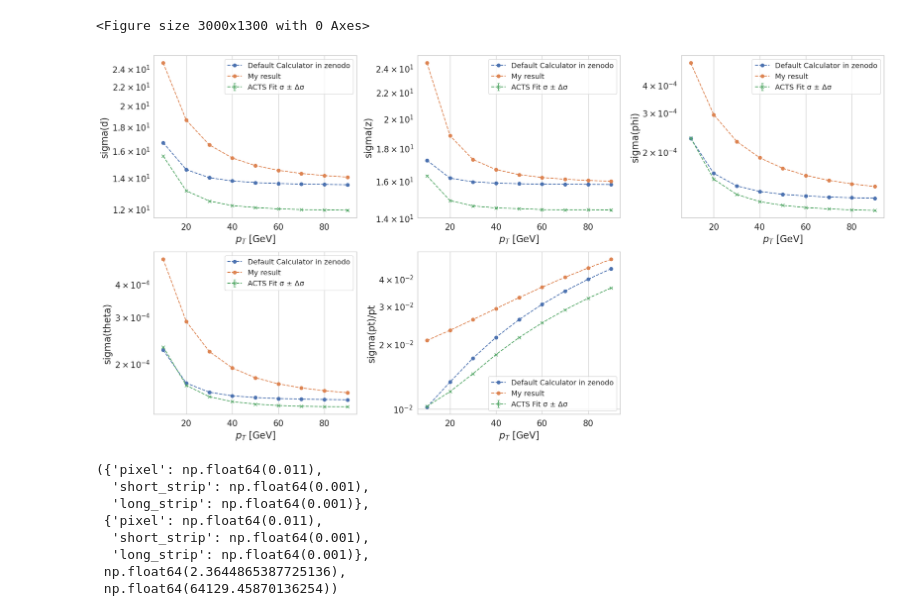
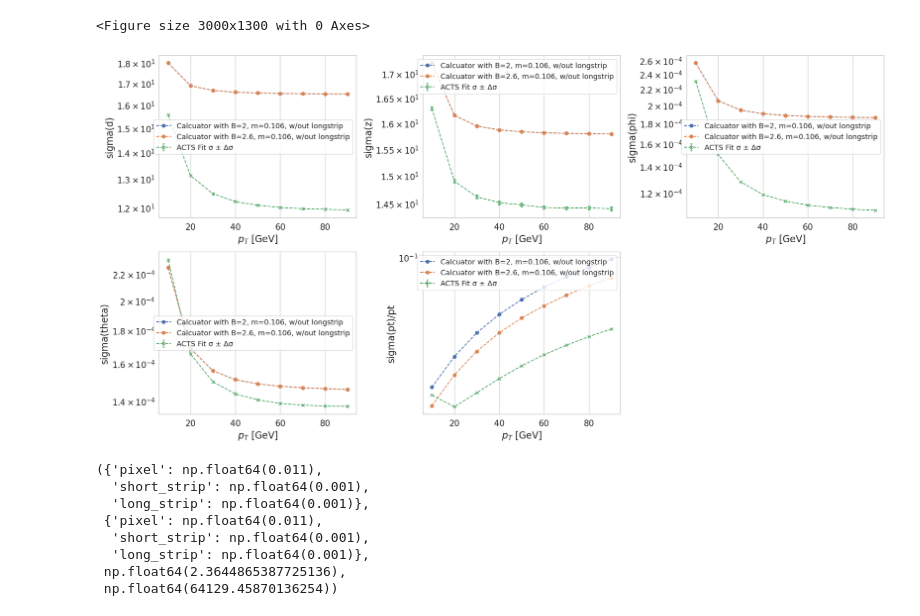
Before and after one commit to dlai211/iris-hep-log, a Jupyter notebook: code/track_parameter_vs_pT.ipynb, the cells around one changed output. Saved outputs shown, nothing was run; the diff lists cells and outputs as text; code cells hidden in the pictures.

```diff
--- a/code/track_parameter_vs_pT.ipynb
+++ b/code/track_parameter_vs_pT.ipynb
@@ -186,7 +186,7 @@ for pT_value in pT_values:
         'sigma(z)': ak.flatten(arrays['res_eLOC1_fit']) * 1e3, # converting to unit um
         'sigma(phi)': ak.flatten(arrays['res_ePHI_fit']),
         'sigma(theta)': ak.flatten(arrays['res_eTHETA_fit']),
-        'sigma(pt)/pt': ak.flatten((pT_reco - pT_truth))
+        'sigma(pt)/pt': ak.flatten((pT_reco - pT_truth)/pT_reco)
     }
 
     plt.figure(figsize=(30, 13))
@@ -196,10 +196,10 @@ for pT_value in pT_values:
 
         N = len(data)
         mu, sigma = norm.fit(data)
-        if key == "sigma(pt)/pt":
-            sigma = sigma / pT_value
+
         y_acts[key].append(sigma)
-        y_acts_err[key].append(sigma / np.sqrt(2 * N) if N > 0 else 0)
+        # y_acts_err[key].append(sigma / np.sqrt(2 * N) if N > 0 else 0)
+        y_acts_err[key].append(sigma / np.sqrt(2*max(N-1,1)) if N > 1 else 0.0)
 # %% [output]
 Saving ACTS track resol with pT = 10 GeV
 Saving ACTS track resol with pT = 20 GeV
@@ -227,41 +227,62 @@ def cal(inputfile='ODD.txt'):
     for pT_value in pT_values:
         pT_value = int(pT_value)
         p, eta = pT_value, 0
-        B, m = 2, 0.106
+        B, m = 2.0, 0.105658
+        mydetector = inputfromfile(inputfile, 0)
+        calc_result = mydetector.errorcalculation(p, B, eta, m)
+
+        for var_label in var_labels:
+            y_calc[var_label].append(calc_result[var_label])
+    return y_calc
+
+def cal2(inputfile='ODD.txt'):
+    y_calc = {label: [] for label in var_labels}
+
+    for pT_value in pT_values:
+        pT_value = int(pT_value)
+        p, eta = pT_value, 0
+        B, m = 2.6, 0.105658
         mydetector = inputfromfile(inputfile, 0)
         calc_result = mydetector.errorcalculation(p, B, eta, m)
 
         for var_label in var_labels:
             y_calc[var_label].append(calc_result[var_label])
     return y_calc
 
 path = '/data/jlai/iris-hep-log/TrackingResolution-3.0/TrackingResolution-3.0/'
 y_calc = cal(path+'ODD.txt')
-y_calc2 = cal(path+'myODD2.txt')
-y_calc3 = cal(path+'myODD_test.txt')
+# y_calc2 = cal(path+'myODD2.txt')
+y_calc3 = cal2(path+'ODD.txt')
+y_calc4 = cal(path+'ODD_test.txt')
+y_calc5 = cal2(path+'ODD_test.txt')
+
 
 # < -- plot the var vs. pT -- >
 plt.figure(figsize=(20, 10))
 for var_label in var_labels:
     idx = var_labels.index(var_label)
     plt.subplot(231 + idx)
 
-    plt.plot(pT_values, y_calc[var_label], 'o--', label=f"Default Calculator in zenodo")
+    # plt.plot(pT_values, y_calc[var_label], 'o--', label=f"Default Calculator in zenodo")
+    # plt.plot(pT_values, y_calc[var_label], 'o--', label=f"Calcuator with B=2, m=0.106, w/ longstrip")
+    plt.plot(pT_values, y_calc4[var_label], 'o--', label=f"Calcuator with B=2, m=0.106, w/out longstrip")
     # plt.plot(pT_values, y_calc2[var_label], 'o--', label=f"Old width Calculator2")
-    plt.plot(pT_values, np.array(y_calc3[var_label]), 'o--', label=f"My result")
+    # plt.plot(pT_values, np.array(y_calc3[var_label]), 'o--', label=f"Calculator with B=2.6, m=0.106, w/ longstrip")
+    plt.plot(pT_values, y_calc5[var_label], 'o--', label=f"Calcuator with B=2.6, m=0.106, w/out longstrip")
+
     # plt.plot(pT_values, y_acts[var_label], 'x--', label=f"ACTS (fit σ)")
     plt.errorbar(pT_values, y_acts[var_label], yerr=y_acts_err[var_label], fmt='x--', capsize=2, label="ACTS Fit σ ± Δσ")
     plt.xlabel(r"$p_T$ [GeV]")
     plt.ylabel(var_label)
     # plt.title(f"{var_label} @ $p_T$ = {p} GeV, η = {eta}")
     plt.yscale('log')
     plt.legend()
     plt.grid(True)
 
 plt.tight_layout()
 plt.show()
 # %% [output]
-[figure, old version]
+[figure, new version]
 # %%
 # < -- Iterate with different width in txt file & Find the least chi2 -- >
 pixel_range = np.arange(0.001, 0.1, 0.005)
```
Also changed, not shown: 19 other files.
